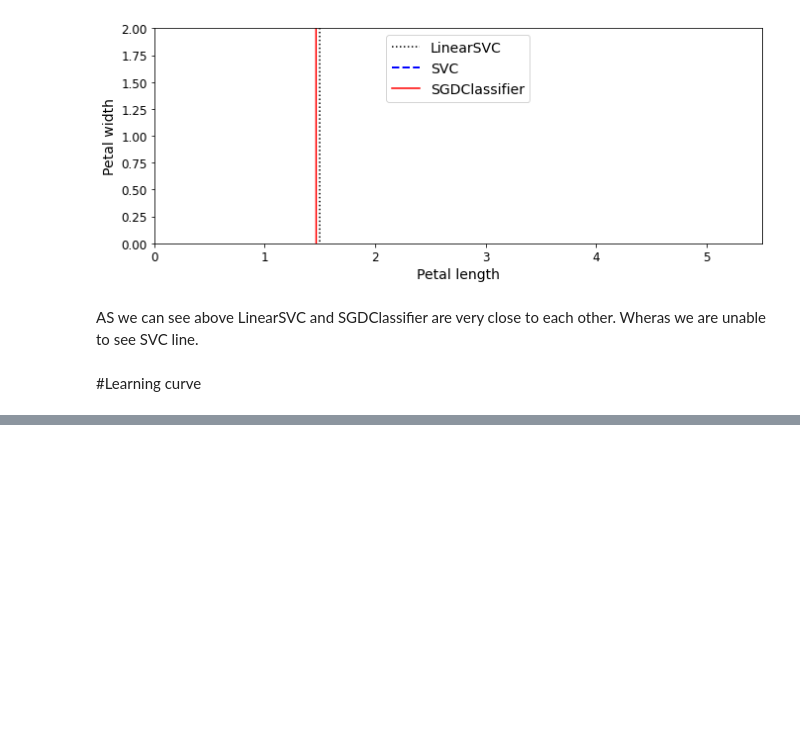
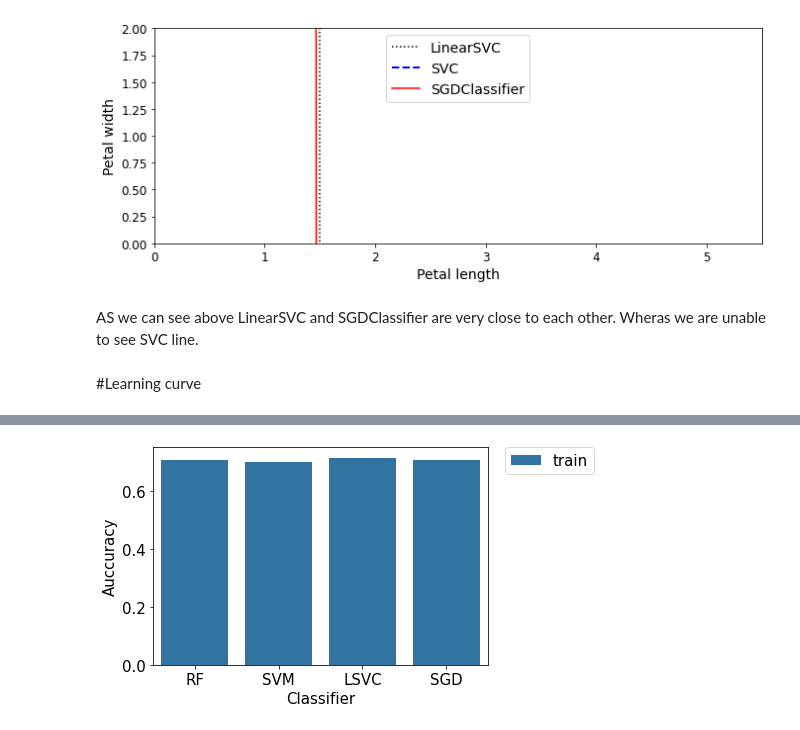
Before and after one commit to SaguPandya96/Advance-Machine-Learning-, a Jupyter notebook: Project 5/Project 5 .ipynb, the cells around one changed output, grey strips where cells are left out. Saved outputs shown, nothing was run; the diff lists cells and outputs as text; code cells hidden in the pictures; blank space fills up the shorter version.

```diff
--- a/Project 5/Project 5.ipynb
+++ b/Project 5/Project 5 .ipynb
@@ -591,0 +682,4 @@ svm_reg_rmse = np.sqrt(svm_reg_mse)
+# %%
+from sklearn.metrics import confusion_matrix
+conf_mx_dr = confusion_matrix(y_train, y_train_pred_SVM)
+conf_mx_dr
@@ -653,0 +793,3 @@ svc_reg_rmse = np.sqrt(svc_reg_mse)
+# %%
+from sklearn.model_selection import cross_val_predict
+y_train_pred_SVC = cross_val_predict(svc_clf, X_train_scaled[:5000], y_train[:5000], cv=3)
@@ -684,0 +871,3 @@ sgd_clf_rmse = np.sqrt(sgd_clf_mse)
+# %%
+from sklearn.model_selection import cross_val_predict
+y_train_pred_SGD = cross_val_predict(sgd_clf, X_train_scaled, y_train, cv=3)
@@ -808,0 +1046,7 @@ def plot_learning_curves(model, X, y):
+# %%
+df_results = pd.DataFrame({'classifier':['RF','SVM','LSVC','SGD'],
+                           'data_set':['train']*4,
+                          'accuracy':[RF_Accuracy, SVM_Accuracy, SVC_Accuracy, SGD_Accuracy,],
+                          'sensitivity':[RF_Sensitivity, SVM_Sensitivity,SVC_Sensitivity,SGD_Sensitivity,],
+                          'precision':[RF_Precision, SVM_Precision, SVC_Precision, SGD_Precision,],
+                          'specificity':[RF_Specificity, SVM_Specificity, SVC_Specificity, SGD_Specificity,]})
@@ -808,0 +1062,11 @@ def plot_learning_curves(model, X, y):
+# %%
+ax = sns.barplot(x="classifier", y="accuracy", hue="data_set", data=df_results)
+ax.set_xlabel('Classifier',fontsize = 15)
+ax.set_ylabel('Auccuracy', fontsize = 15)
+ax.tick_params(labelsize=15)
+# Put the legend out of the figure
+plt.legend(bbox_to_anchor=(1.05, 1), loc=2, borderaxespad=0., fontsize = 15)
+
+plt.show()
+# %% [output]
+[figure, added]
```
Also changed, not shown: parts of 38 cells of this notebook.
